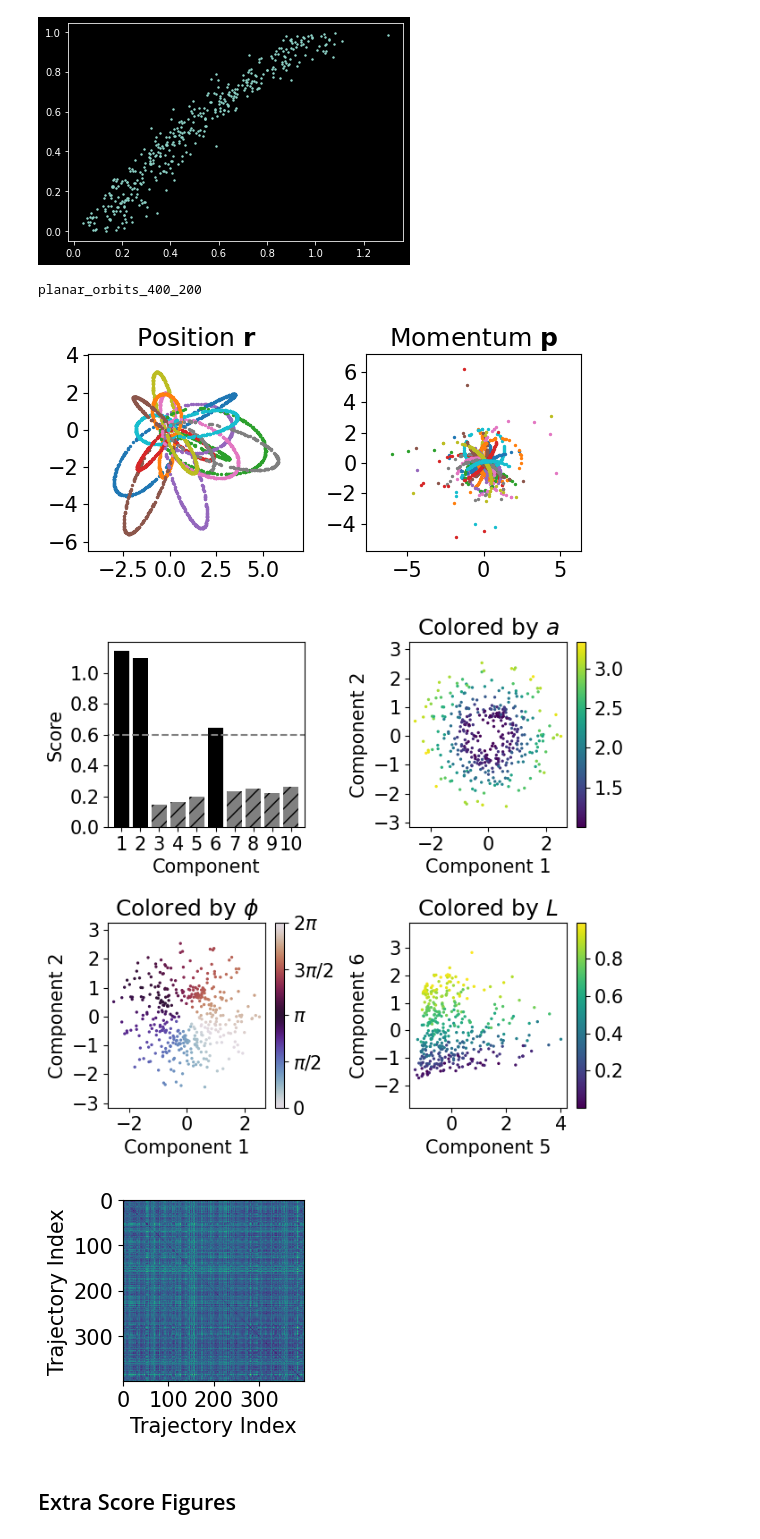
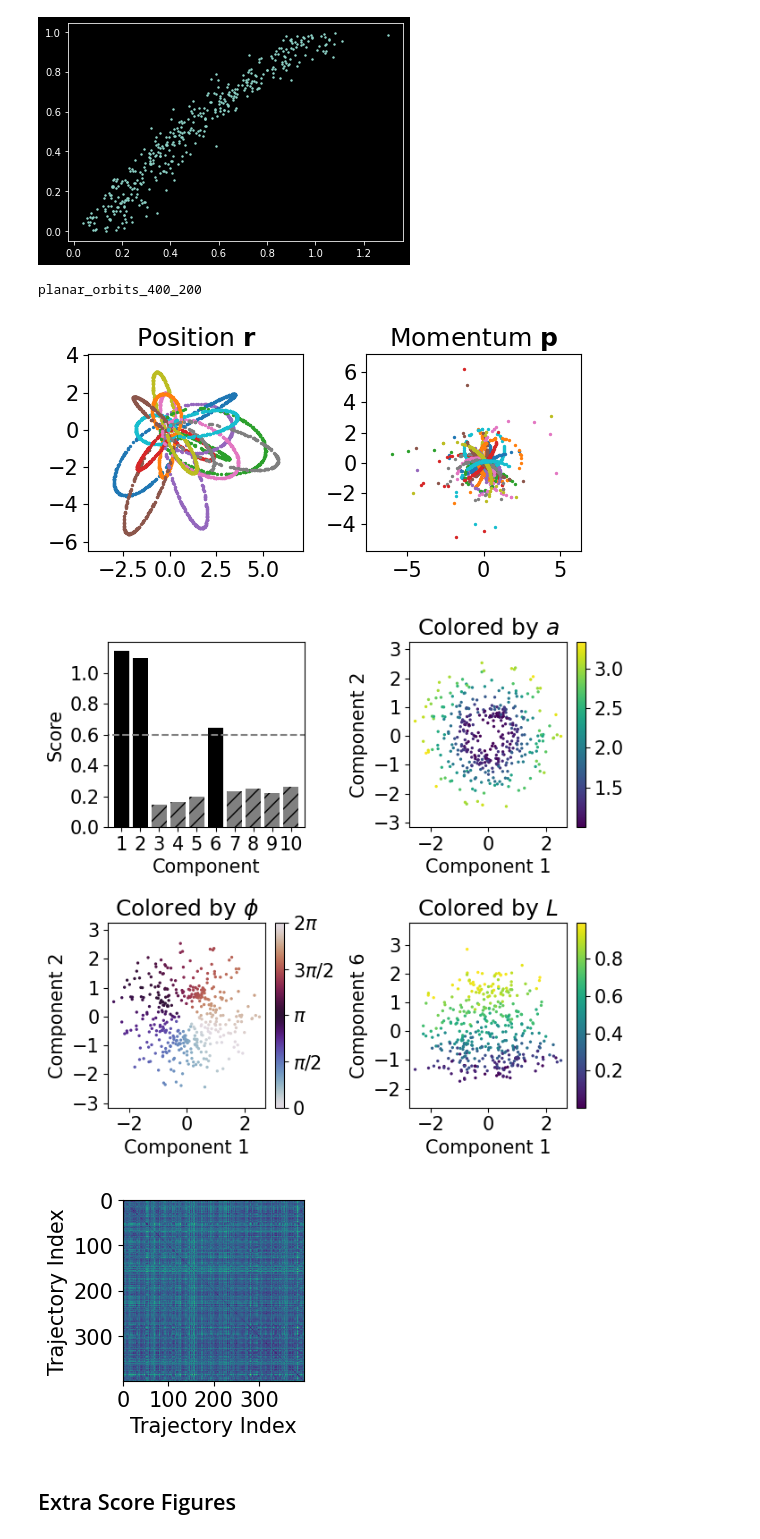
Before and after one commit to peterparity/conservation-laws-manifold-learning, a Jupyter notebook: planar_orbits.ipynb, the cells around one changed output. Drawn from its saved outputs; the diff is of its cells as text; code cells hidden in the pictures.

```diff
--- a/planar_orbits.ipynb
+++ b/planar_orbits.ipynb
@@ -383,36 +383,36 @@ with plt.style.context("default"):
     plt.title("Colored by $\phi$")
     plt.axis('equal')
 
     # plt.subplot(223)
     # plt.scatter(embedding[:,3], embedding[:,4], c=H, s=2)
     # plt.colorbar()
     # plt.xlabel("Component 4")
     # plt.ylabel("Component 5")
     # plt.title("Colored by $E$")
     # plt.axis('equal')
 
     plt.subplot(224)
-    plt.scatter(embedding[:,4], embedding[:,5], c=L, s=2)
+    plt.scatter(embedding[:,0], embedding[:,5], c=L, s=2)
     plt.colorbar()
-    plt.xlabel("Component 5")
+    plt.xlabel("Component 1")
     plt.ylabel("Component 6")
     plt.title("Colored by $L$")
     plt.axis('equal')
 
     plt.tight_layout()
     plt.savefig(f"figures/{out_name}_embedding.pdf", bbox_inches="tight")
 
     plt.figure(figsize=(3, 3))
     plt.imshow(dist_mat)
     plt.xlabel("Trajectory Index")
     plt.ylabel("Trajectory Index")
     plt.tight_layout()
 
     plt.savefig(f"figures/{out_name}_dist_mat.pdf", bbox_inches="tight")
 # %% [output]
 planar_orbits_400_200
 [figure]
-[figure, old version]
+[figure, new version]
 [figure]
 # %% [markdown]
 ## Extra Score Figures
```
Also changed, not shown: parts of 17 cells of this notebook, 6 other files.
